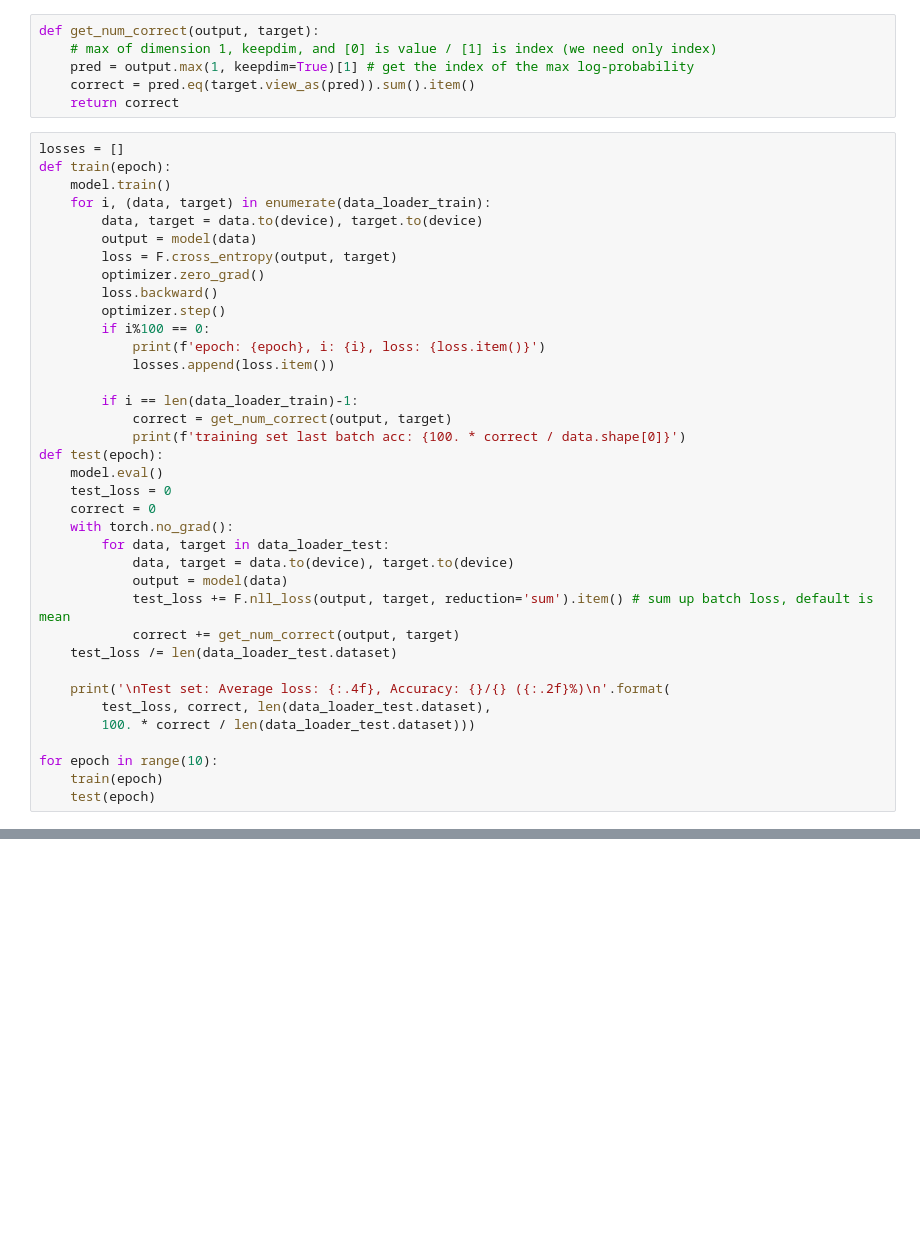
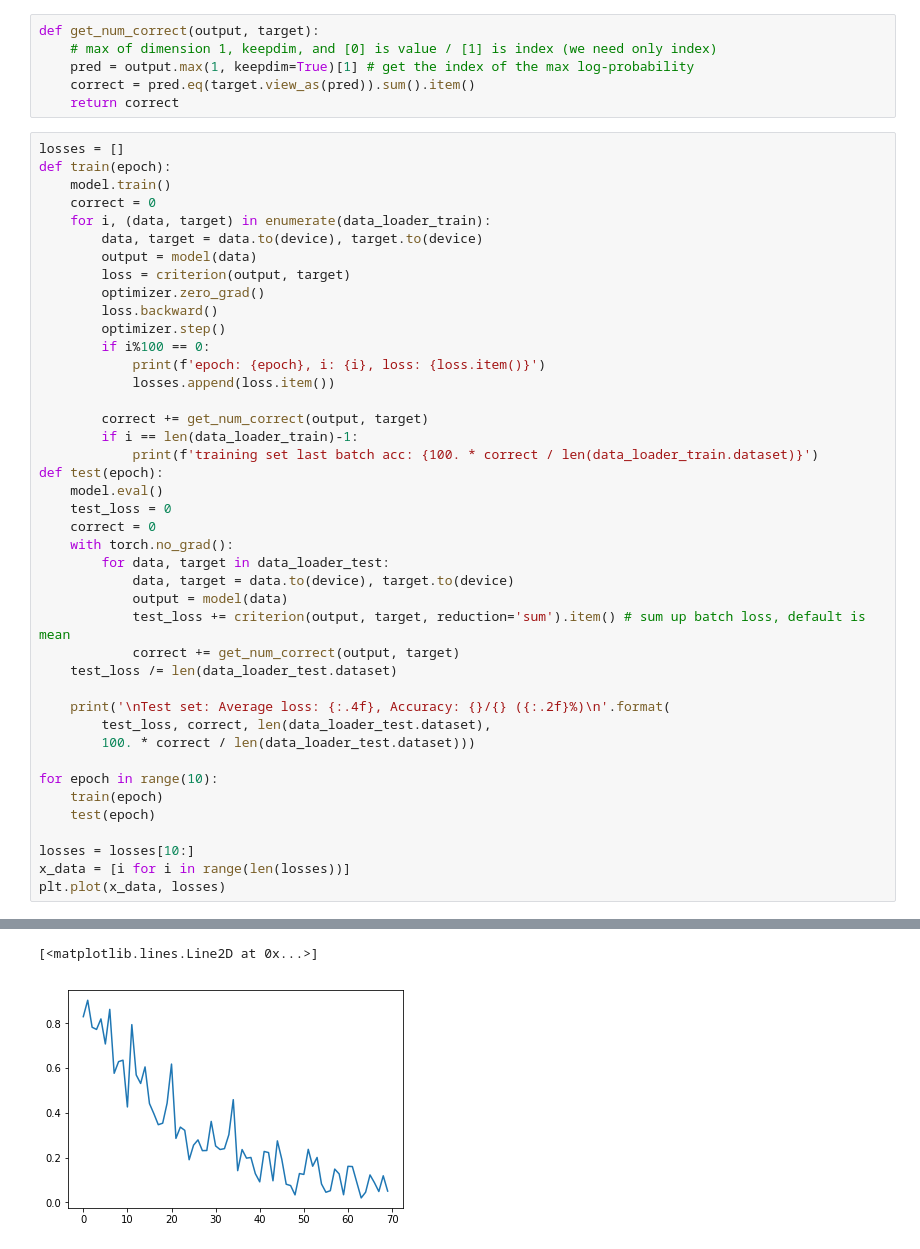
Before and after one commit to exitudio/research-ai, a Jupyter notebook: experiment/pytorch/my_experiment/2_fastai_functions.ipynb, the cells around one changed output, grey strips where cells are left out. Saved outputs shown, nothing was run; the diff lists cells and outputs as text; blank space fills up the shorter version.

```diff
--- a/experiment/pytorch/my_experiment/2_fastai_functions.ipynb
+++ b/experiment/pytorch/my_experiment/2_fastai_functions.ipynb
@@ -120,10 +123,11 @@ def get_num_correct(output, target):
 losses = []
 def train(epoch):
     model.train()
+    correct = 0
     for i, (data, target) in enumerate(data_loader_train):
         data, target = data.to(device), target.to(device)
         output = model(data)
-        loss = F.cross_entropy(output, target)
+        loss = criterion(output, target)
         optimizer.zero_grad()
         loss.backward()
         optimizer.step()
@@ -131,9 +135,9 @@ def train(epoch):
             print(f'epoch: {epoch}, i: {i}, loss: {loss.item()}')
             losses.append(loss.item())
 
+        correct += get_num_correct(output, target)
         if i == len(data_loader_train)-1:
-            correct = get_num_correct(output, target)
-            print(f'training set last batch acc: {100. * correct / data.shape[0]}')
+            print(f'training set last batch acc: {100. * correct / len(data_loader_train.dataset)}')
 def test(epoch):
     model.eval()
     test_loss = 0
@@ -142,7 +146,7 @@ def test(epoch):
         for data, target in data_loader_test:
             data, target = data.to(device), target.to(device)
             output = model(data)
-            test_loss += F.nll_loss(output, target, reduction='sum').item() # sum up batch loss, default is mean
+            test_loss += criterion(output, target, reduction='sum').item() # sum up batch loss, default is mean
             correct += get_num_correct(output, target)
     test_loss /= len(data_loader_test.dataset)
 
@@ -153,4 +157,8 @@ def test(epoch):
 for epoch in range(10):
     train(epoch)
     test(epoch)
+
+losses = losses[10:]
+x_data = [i for i in range(len(losses))]
+plt.plot(x_data, losses)
 # %% [output]
@@ -173,0 +182,2 @@ Test set: Average loss: -7.7942, Accuracy: 8376/10000 (83.76%)
+[<matplotlib.lines.Line2D at 0x...>]
+[figure, added]
```
Also changed, not shown: parts of 7 cells of this notebook, 1 other file.
